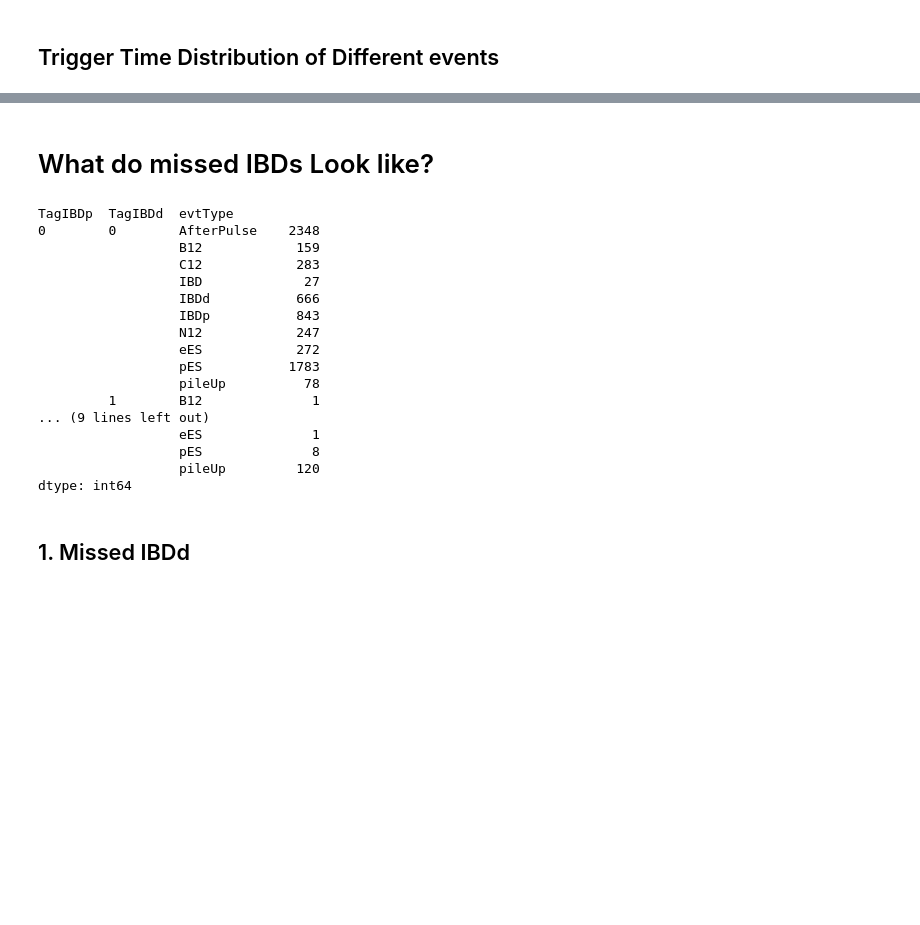
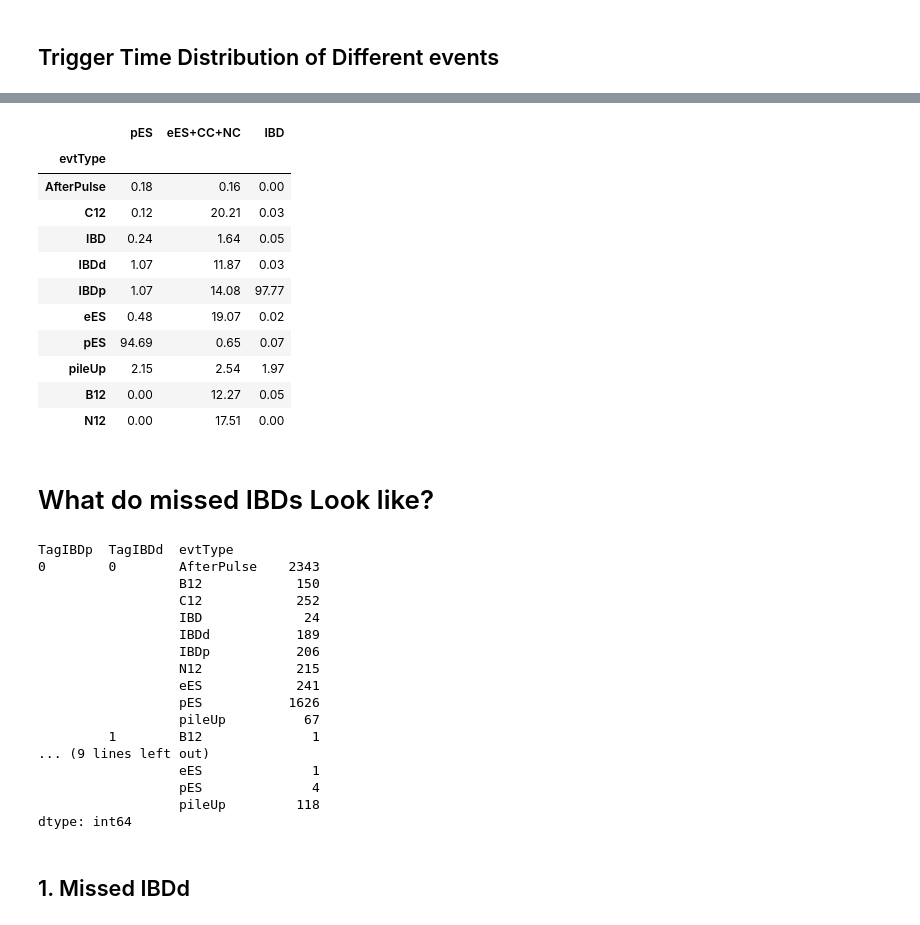
Before and after one commit to jack595/sk_DSNB, a Jupyter notebook: PSD_Supernova/code/PromptDelayedSignalSelection/IBDSelectionResult.ipynb, the cells around one changed output, grey strips where cells are left out. Saved outputs shown, nothing was run; the diff lists cells and outputs as text; code cells hidden in the pictures; blank space fills up the shorter version.

```diff
--- a/PSD_Supernova/code/PromptDelayedSignalSelection/IBDSelectionResult.ipynb
+++ b/PSD_Supernova/code/PromptDelayedSignalSelection/IBDSelectionResult.ipynb
@@ -109,24 +130,59 @@ plt.semilogy()
+# %%
+v_PSD_Tags = [2, 1]
+df_map_within_FV = df_map[df_map["R"]<R_FV_cut]
+v_Title = ["pES", "eES+CC+NC"]
+index_notIBD = ( (df_map_within_FV["TagAP"]==0) & (df_map_within_FV["TagIBDp"]==0) & (df_map_within_FV["TagIBDd"]==0) )
+df_residue_components = pd.DataFrame()
+for PSD_tag, title in zip( v_PSD_Tags, v_Title ):
+    df_temp = df_map_within_FV[ index_notIBD & (df_map_within_FV["TagPSD"]==PSD_tag) ].groupby("evtType").size().reset_index(name=title).set_index("evtType")
+    df_temp[title] = df_temp[title]/ np.sum( df_temp[title] )
+    df_residue_components = pd.concat( [df_residue_components,df_temp], axis=1)
+
+# IBD Selection
+index_IBD_event = ((df_map_within_FV["TagAP"]==0) &
+                   ( (df_map_within_FV["TagIBDp"]==1) & (df_map_within_FV["TagIBDd"]==0) )  )
+title="IBD"
+df_temp = df_map_within_FV[ index_IBD_event ].groupby("evtType").size().reset_index(name=title).set_index("evtType")
+df_temp[title] = df_temp[title]/ np.sum( df_temp[title] )
+df_residue_components = pd.concat( [df_residue_components,df_temp], axis=1)
+
+df_residue_components =  df_residue_components.fillna(0)
+pd.options.display.float_format = '{:,.2f}'.format
+df_residue_components*100
+# %% [output]
+|  | pES | eES+CC+NC | IBD |
+| evtType |  |  |  |
+| AfterPulse | 0.18 | 0.16 | 0.00 |
+| C12 | 0.12 | 20.21 | 0.03 |
+| IBD | 0.24 | 1.64 | 0.05 |
+| IBDd | 1.07 | 11.87 | 0.03 |
+| IBDp | 1.07 | 14.08 | 97.77 |
+| eES | 0.48 | 19.07 | 0.02 |
+| pES | 94.69 | 0.65 | 0.07 |
+| pileUp | 2.15 | 2.54 | 1.97 |
+| B12 | 0.00 | 12.27 | 0.05 |
+| N12 | 0.00 | 17.51 | 0.00 |
 # %% [markdown]
 # What do missed IBDs Look like?
 # %%
-display( df_map.groupby([ "TagIBDp","TagIBDd","evtType"]).size() )
+display( df_map[df_map["R"]<R_FV_cut].groupby([ "TagIBDp","TagIBDd","evtType"]).size() )
 # %% [output]
 TagIBDp  TagIBDd  evtType
-0        0        AfterPulse    2348
-                  B12            159
-                  C12            283
-                  IBD             27
-                  IBDd           666
-                  IBDp           843
-                  N12            247
-                  eES            272
-                  pES           1783
-                  pileUp          78
+0        0        AfterPulse    2343
+                  B12            150
+                  C12            252
+                  IBD             24
+                  IBDd           189
+                  IBDp           206
+                  N12            215
+                  eES            241
+                  pES           1626
+                  pileUp          67
          1        B12              1
 ... (9 lines left out)
                   eES              1
-                  pES              8
-                  pileUp         120
+                  pES              4
+                  pileUp         118
 dtype: int64
 # %% [markdown]
 ## 1. Missed IBDd
```
Also changed, not shown: parts of 17 cells of this notebook, 23 other files.
